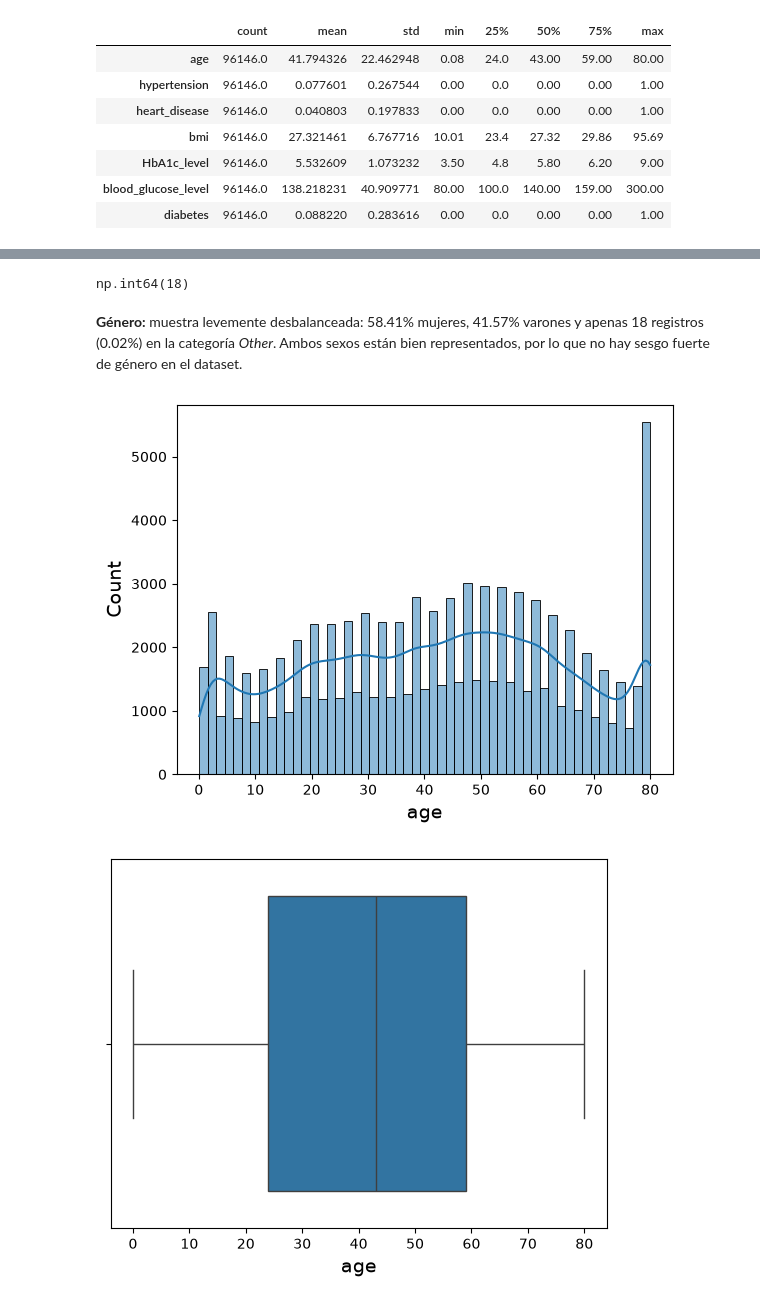
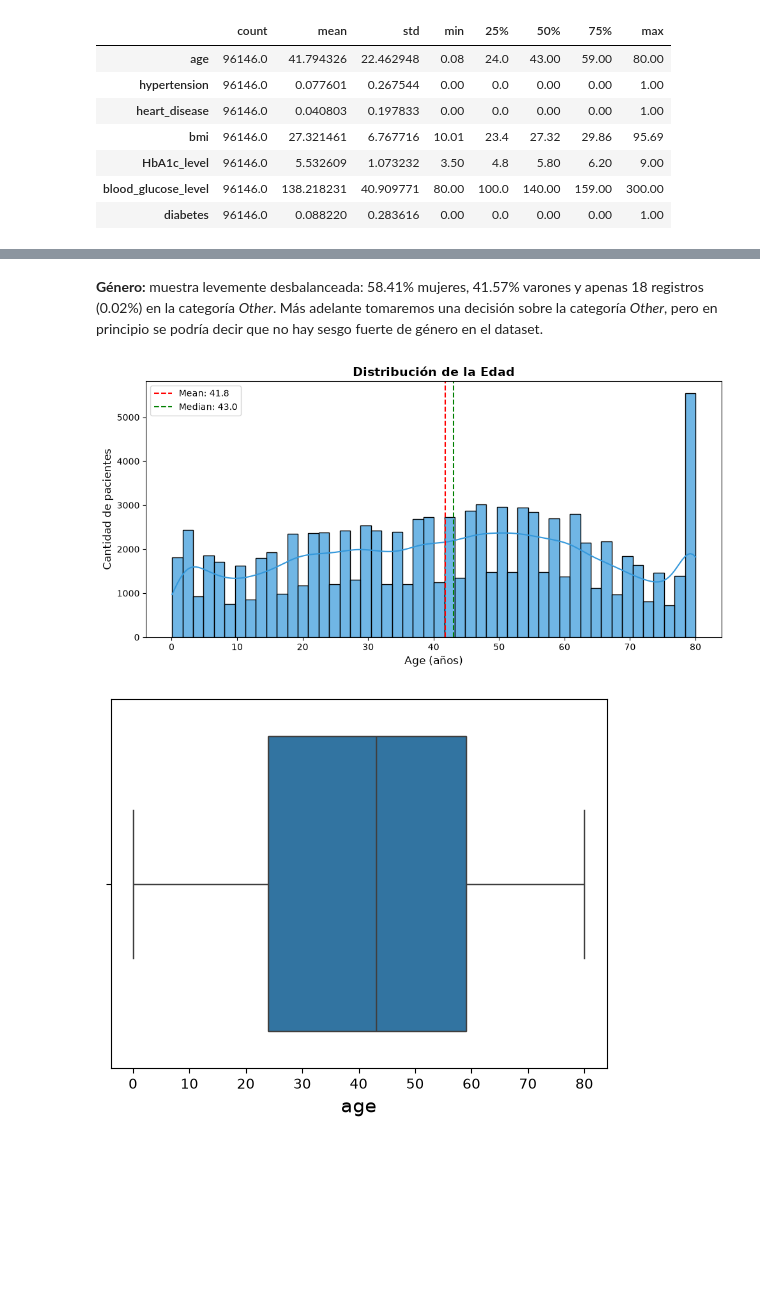
Before and after one commit to JulyAnAr88/mg-datos, a Jupyter notebook: automatizacion-test/proyecto-aprendizaje-automatico.ipynb, the cells around one changed output, grey strips where cells are left out. Cells and saved outputs as stored; diff of their text form; code cells hidden in the pictures; blank space fills up the shorter version.

```diff
--- a/automatizacion-test/proyecto-aprendizaje-automatico.ipynb
+++ b/automatizacion-test/proyecto-aprendizaje-automatico.ipynb
@@ -120,14 +204,17 @@ plt.show()
-# %%
-gender_counts.Other
-# %% [output]
-np.int64(18)
 # %% [markdown]
-**Género:** muestra levemente desbalanceada: 58.41% mujeres, 41.57% varones y apenas 18 registros (0.02%) en la categoría *Other*. Ambos sexos están bien representados, por lo que no hay sesgo fuerte de género en el dataset.
+**Género:** muestra levemente desbalanceada: 58.41% mujeres, 41.57% varones y apenas 18 registros (0.02%) en la categoría *Other*. Más adelante tomaremos una decisión sobre la categoría *Other*, pero en principio se podría decir que no hay sesgo fuerte de género en el dataset.
 # %%
-sns.histplot(x=diabetes["age"], kde=True)
-plt.show()
+fig, ax = plt.subplots(figsize=(10, 5))
+sns.histplot(data=diabetes, x='age', bins=50, kde=True, color='#3498db', edgecolor='black', alpha=0.7, ax=ax)
+ax.set_title('Distribución de la Edad', fontsize=14, fontweight='bold')
+ax.set_xlabel('Age (años)', fontsize=12)
+ax.set_ylabel('Cantidad de pacientes', fontsize=12)
+ax.axvline(diabetes['age'].mean(), color='red', linestyle='--', label=f'Mean: {diabetes["age"].mean():.1f}')
+ax.axvline(diabetes['age'].median(), color='green', linestyle='--', label=f'Median: {diabetes["age"].median():.1f}')
+ax.legend()
+plt.tight_layout()
 # %% [output]
-[figure, old version]
+[figure, new version]
 # %%
 sns.boxplot(x=diabetes["age"])
 plt.show()
```
Also changed, not shown: parts of 21 cells of this notebook, 1 other file.
